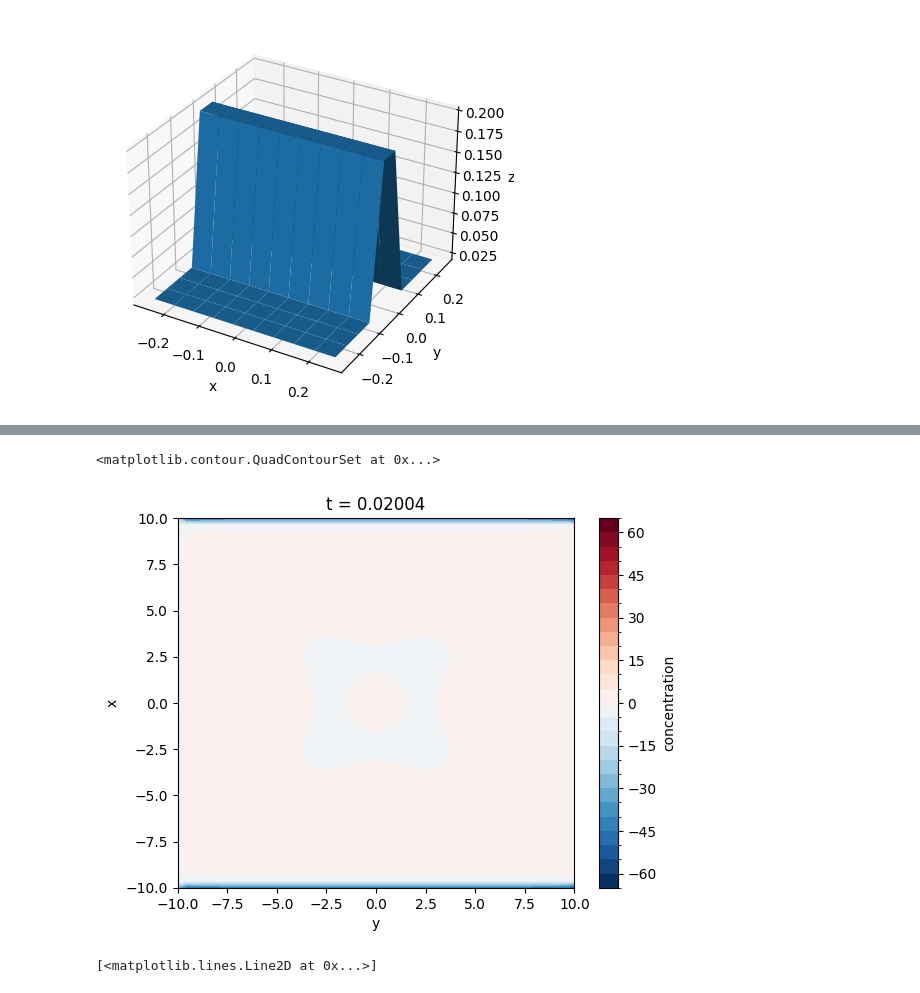
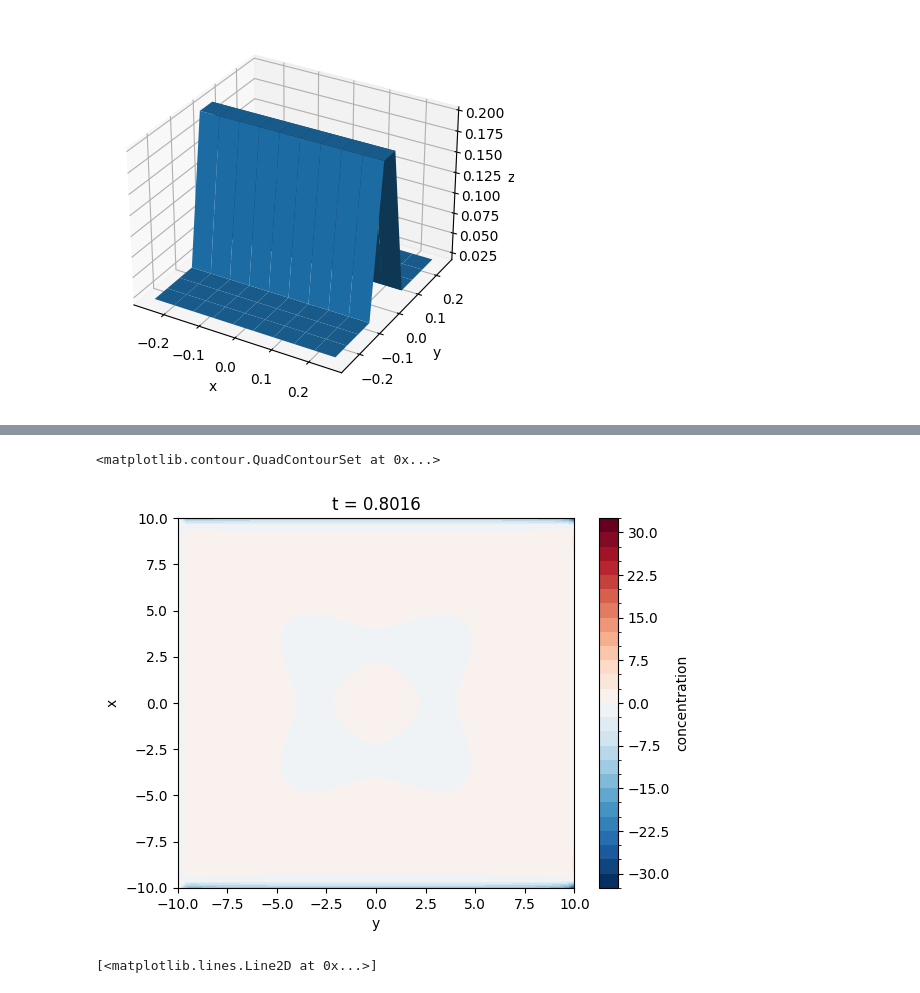
Before and after one commit to fongkenrui/A409_SeleniumDispersion, a Jupyter notebook: ADI_test.ipynb, the cells around one changed output, grey strips where cells are left out. Drawn from its saved outputs; the diff is of its cells as text; code cells hidden in the pictures.

```diff
--- a/ADI_test.ipynb
+++ b/ADI_test.ipynb
@@ -112,10 +145,10 @@ output, ads = test_gaussian()
 # %%
 diff = (output - ads)/ads
 # %%
-xr.plot.contourf(diff.isel(t=10), levels=30)
+xr.plot.contourf(diff.isel(t=400), levels=30)
 # %% [output]
 <matplotlib.contour.QuadContourSet at 0x...>
-[figure, old version]
+[figure, new version]
 # %%
 diff.median(dim=('x','y')).plot()
 # %% [output]
```
Also changed, not shown: parts of 9 cells of this notebook, 3 other files.
